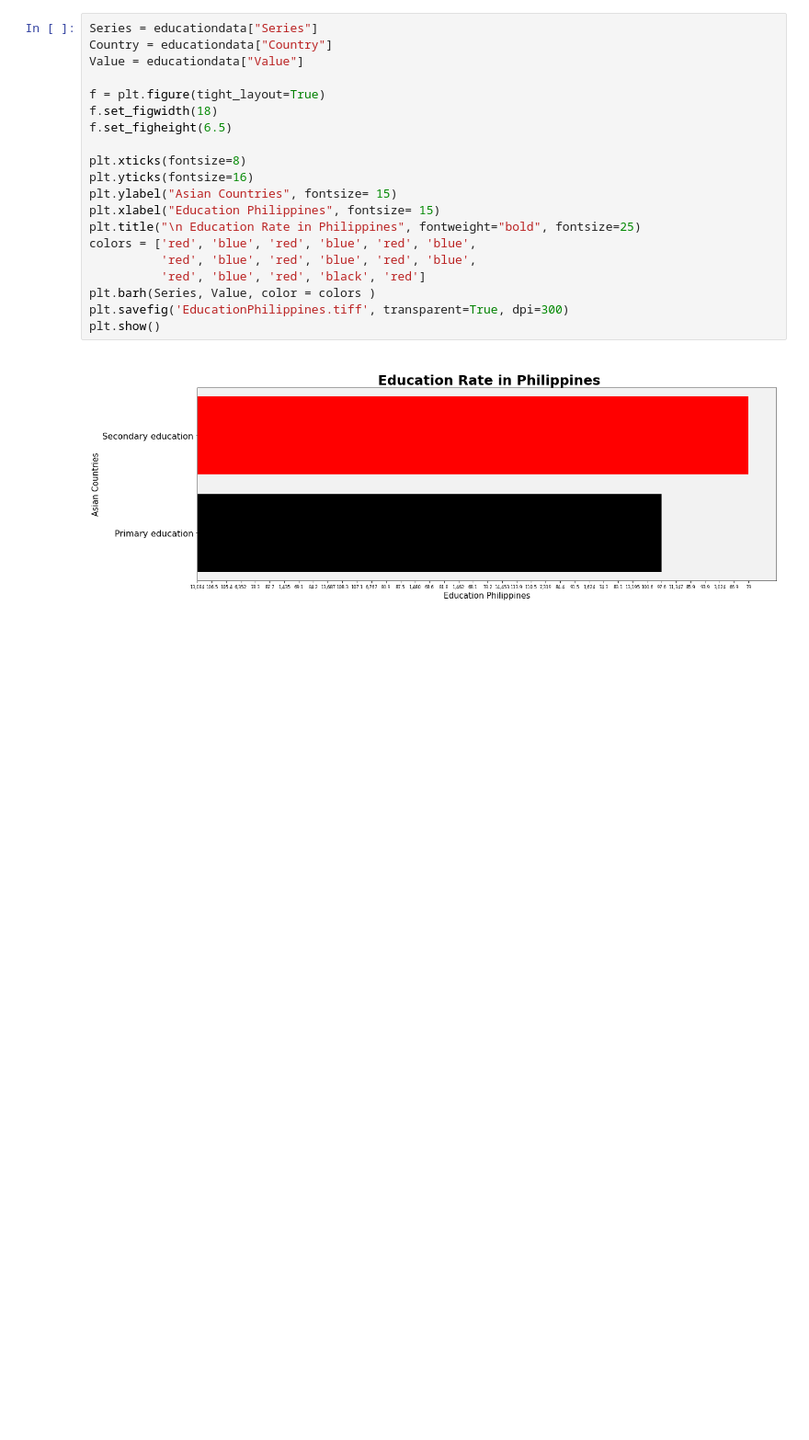
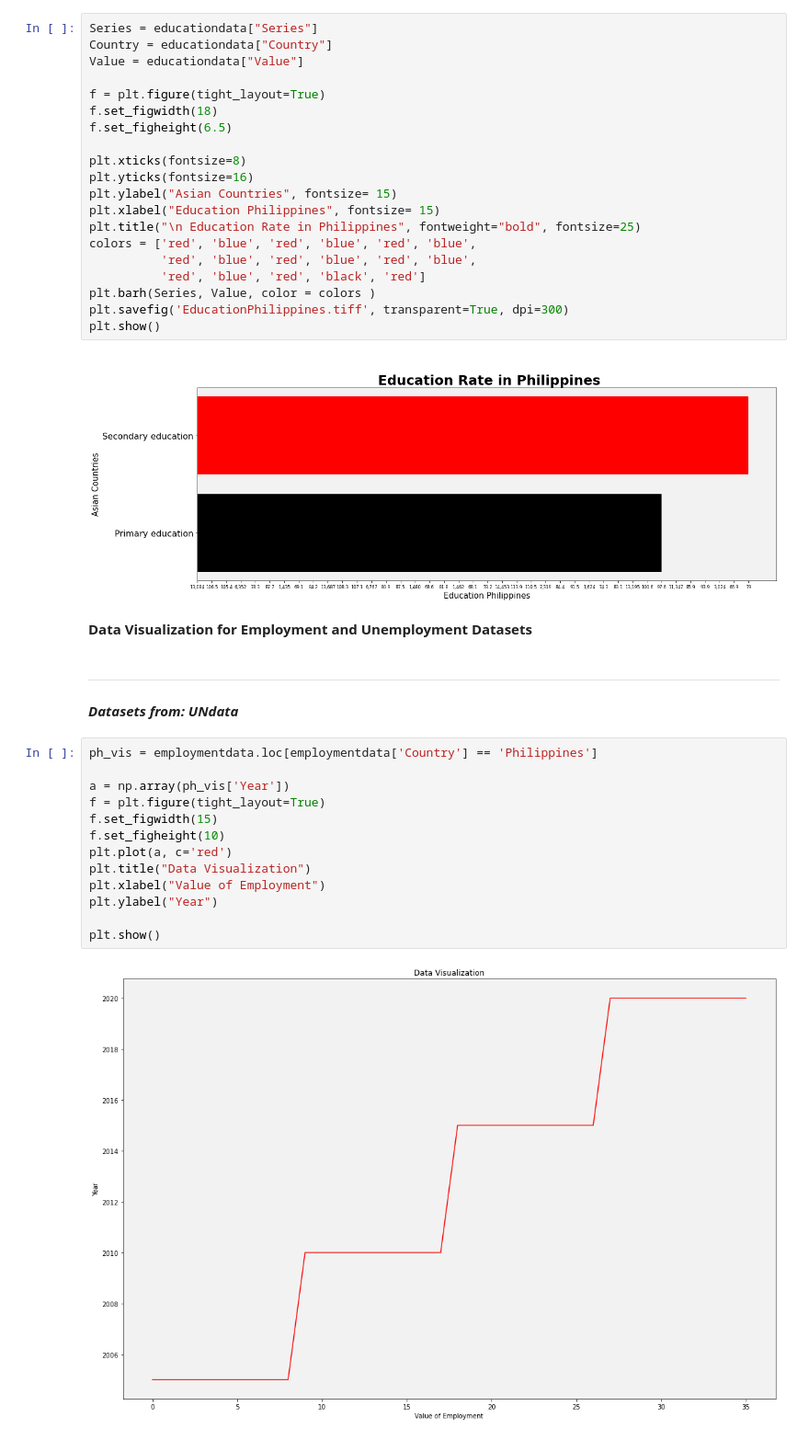
Before and after one commit to suzettecomia/3206-The-Rising-Squad, a Jupyter notebook: Quality_Education_Enhancement_Lead_to_Economic_Growth.ipynb, the cells around one changed output. Shown at 92% size. Saved outputs shown, nothing was run; the diff lists cells and outputs as text; blank space fills up the shorter version.

Commit message:
Update visualization codes of employment data

```diff
--- a/Quality_Education_Enhancement_Lead_to_Economic_Growth.ipynb
+++ b/Quality_Education_Enhancement_Lead_to_Economic_Growth.ipynb
@@ -224,3 +224,26 @@ plt.savefig('EducationPhilippines.tiff', transparent=True, dpi=300)
 plt.show()
 # %% [output]
 [figure]
+# %% [markdown]
+**Data Visualization for Employment and Unemployment Datasets**
+# %% [markdown]
+
+
+---
+# %% [markdown]
+***Datasets from: UNdata***
+# %%
+ph_vis = employmentdata.loc[employmentdata['Country'] == 'Philippines']
+
+a = np.array(ph_vis['Year'])
+f = plt.figure(tight_layout=True)
+f.set_figwidth(15)
+f.set_figheight(10)
+plt.plot(a, c='red')
+plt.title("Data Visualization")
+plt.xlabel("Value of Employment")
+plt.ylabel("Year")
+
+plt.show()
+# %% [output]
+[figure, added]
```
Also changed, not shown: parts of 3 cells of this notebook.
